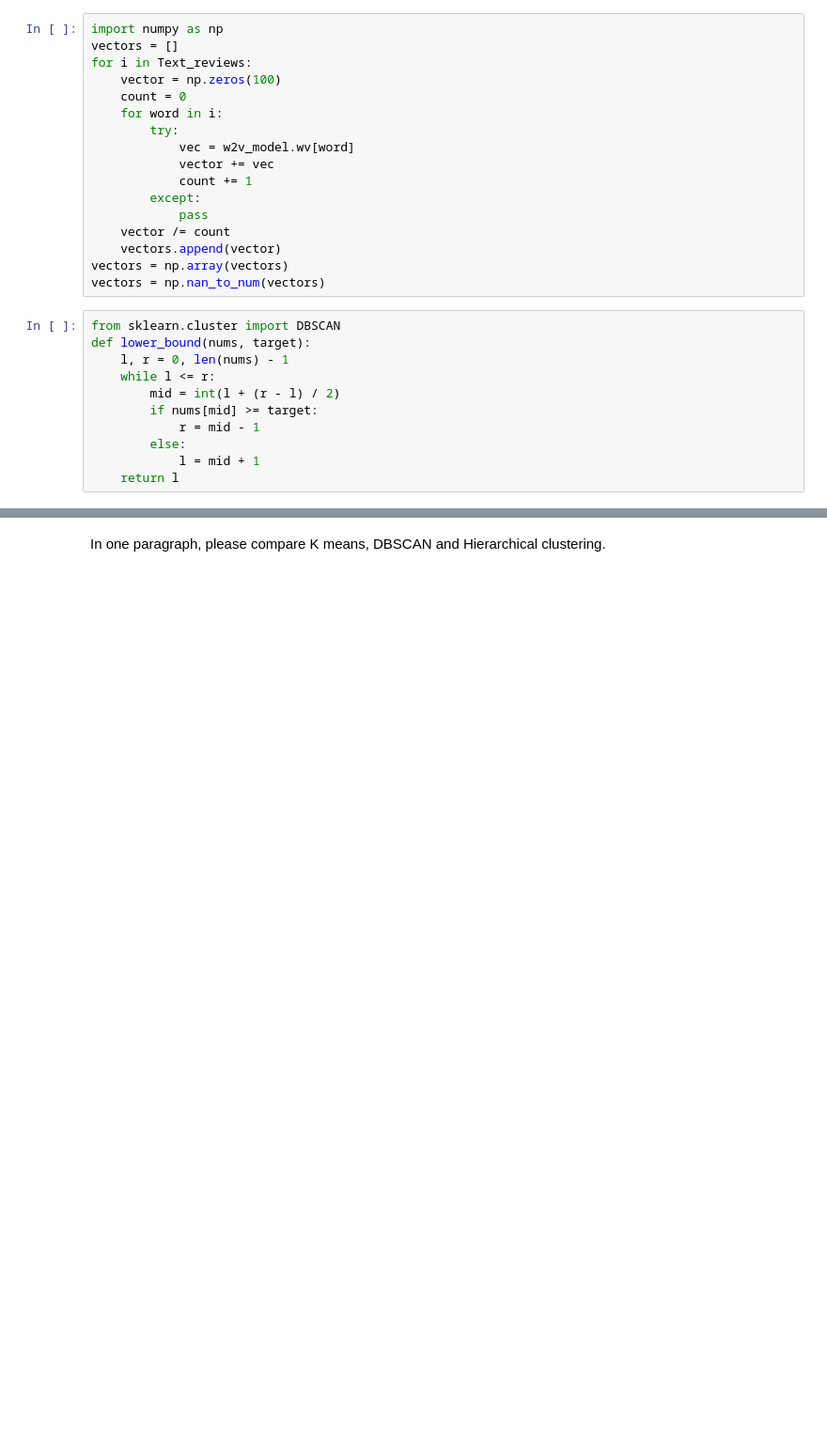
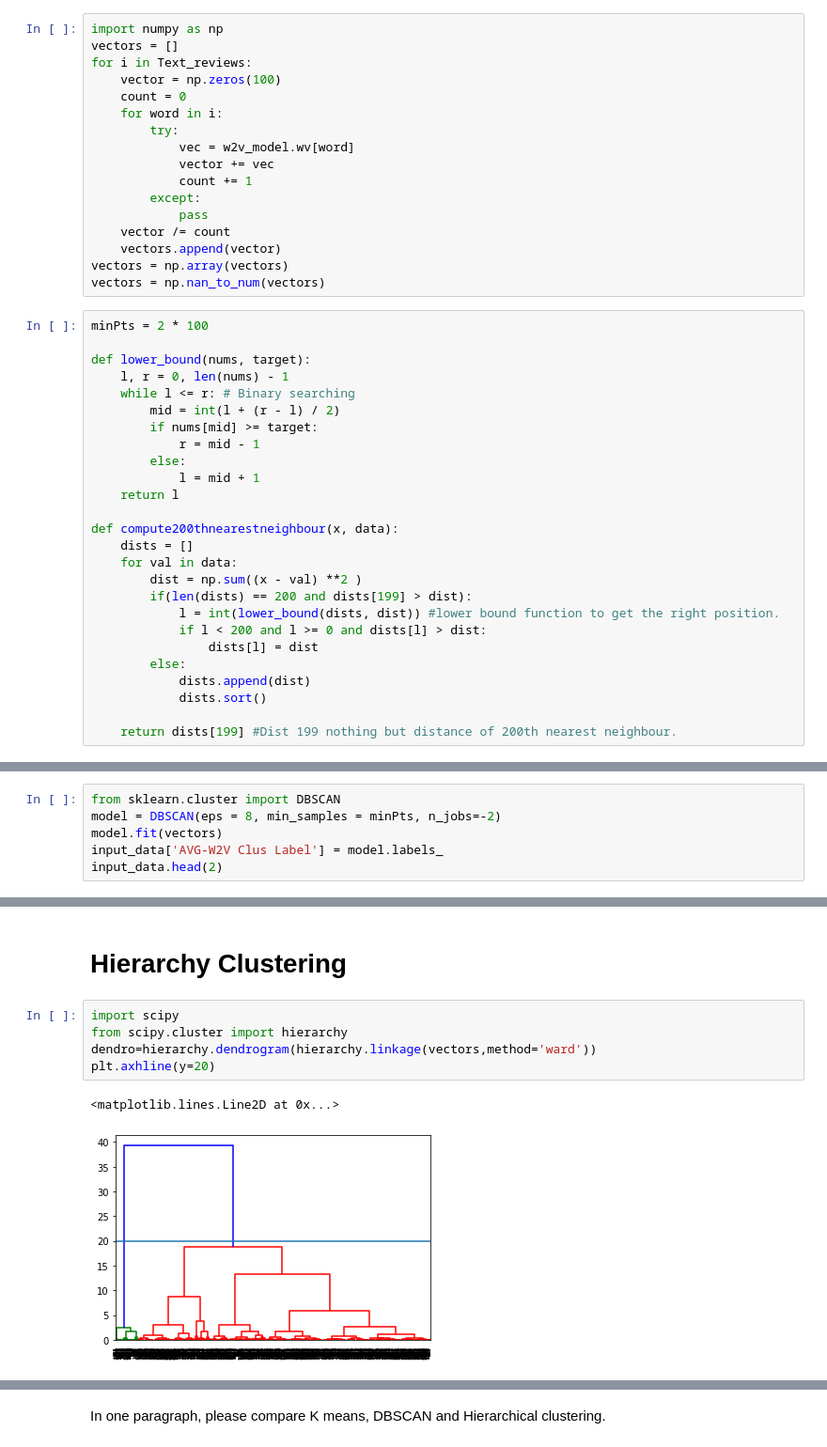
Before and after one commit to saiPraneeth1608/saipraneeth_INFO5731_Spring2020, a Jupyter notebook: In_Class_exercises-10.ipynb, the cells around one changed output, grey strips where cells are left out. Shown: that part at 94% size. Cells and saved outputs as stored; diff of their text form; blank space fills up the shorter version.

```diff
--- a/In_Class_exercises-10.ipynb
+++ b/In_Class_exercises-10.ipynb
@@ -137,13 +221,28 @@ for i in Text_reviews:
 vectors = np.array(vectors)
 vectors = np.nan_to_num(vectors)
 # %%
-from sklearn.cluster import DBSCAN
+minPts = 2 * 100
+
 def lower_bound(nums, target):
     l, r = 0, len(nums) - 1
-    while l <= r:
+    while l <= r: # Binary searching
         mid = int(l + (r - l) / 2)
         if nums[mid] >= target:
             r = mid - 1
         else:
             l = mid + 1
     return l
+
+def compute200thnearestneighbour(x, data):
+    dists = []
+    for val in data:
+        dist = np.sum((x - val) **2 )
+        if(len(dists) == 200 and dists[199] > dist):
+            l = int(lower_bound(dists, dist)) #lower bound function to get the right position.
+            if l < 200 and l >= 0 and dists[l] > dist:
+                dists[l] = dist
+        else:
+            dists.append(dist)
+            dists.sort()
+
+    return dists[199] #Dist 199 nothing but distance of 200th nearest neighbour.
@@ -185,0 +263,6 @@ plt.show()
+# %%
+from sklearn.cluster import DBSCAN
+model = DBSCAN(eps = 8, min_samples = minPts, n_jobs=-2)
+model.fit(vectors)
+input_data['AVG-W2V Clus Label'] = model.labels_
+input_data.head(2)
@@ -185,0 +273,10 @@ plt.show()
+# %% [markdown]
+# **Hierarchy Clustering**
+# %%
+import scipy
+from scipy.cluster import hierarchy
+dendro=hierarchy.dendrogram(hierarchy.linkage(vectors,method='ward'))
+plt.axhline(y=20)
+# %% [output]
+<matplotlib.lines.Line2D at 0x...>
+[figure, added]
```
Also changed, not shown: parts of 36 cells of this notebook.
